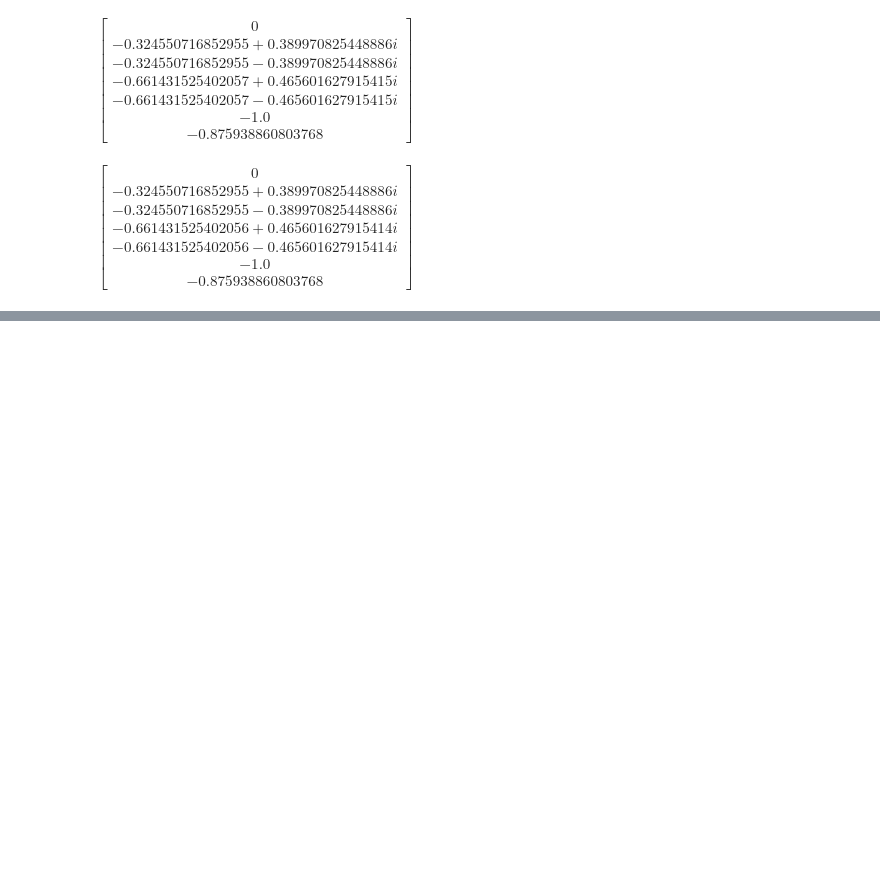
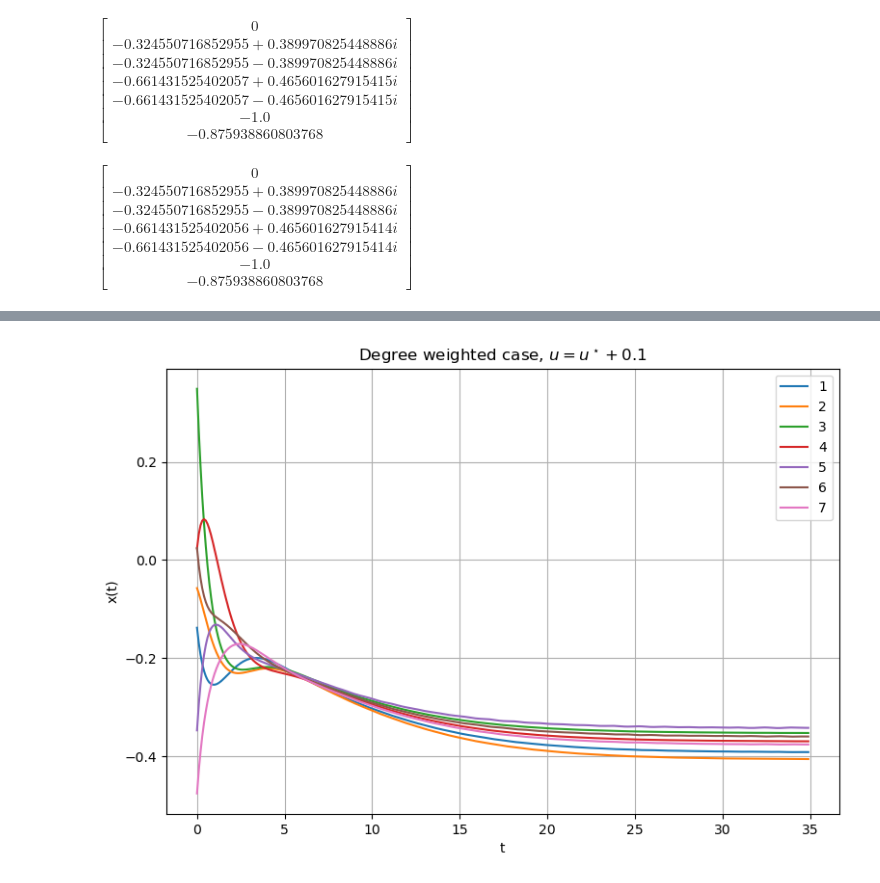
Before and after one commit to valentine-alia/MAE-6870, a Jupyter notebook: hw2/hw2_code_2.ipynb, the cells around one changed output, grey strips where cells are left out. Cells and saved outputs as stored; diff of their text form; code cells hidden in the pictures; blank space fills up the shorter version.

```diff
--- a/hw2/hw2_code_2.ipynb
+++ b/hw2/hw2_code_2.ipynb
@@ -58,0 +190,25 @@ SyntaxError: invalid syntax (526065451.py, line 1)
+# %%
+u = 1+0.1
+def f_hetero(t,x):
+    xdot = np.zeros(7,float)
+    for i in range(7):
+        xdot[i] = -D[i,i]*x[i] + np.tanh(u*(A[i,i]*x[i] + sum([A[i,j]*x[j] for j in range(7)])))
+    return xdot
+
+tspan = (0,35)
+x0 = np.random.uniform(-0.5,0.5,7)
+
+t_eval = np.arange(tspan[0],tspan[1],0.1)
+sol = solve_ivp(f_hetero,tspan,x0,t_eval=t_eval)
+
+plt.figure(figsize=(9,6))
+for i in range(7):
+    plt.plot(sol.t,sol.y[i],label = str(i+1))
+plt.grid()
+plt.ylabel("x(t)")
+plt.title(r"Degree weighted case, $u = u^\star + 0.1$")
+plt.xlabel("t")
+plt.legend()
+plt.show()
+# %% [output]
+[figure, added]
```
Also changed, not shown: parts of 21 cells of this notebook.
